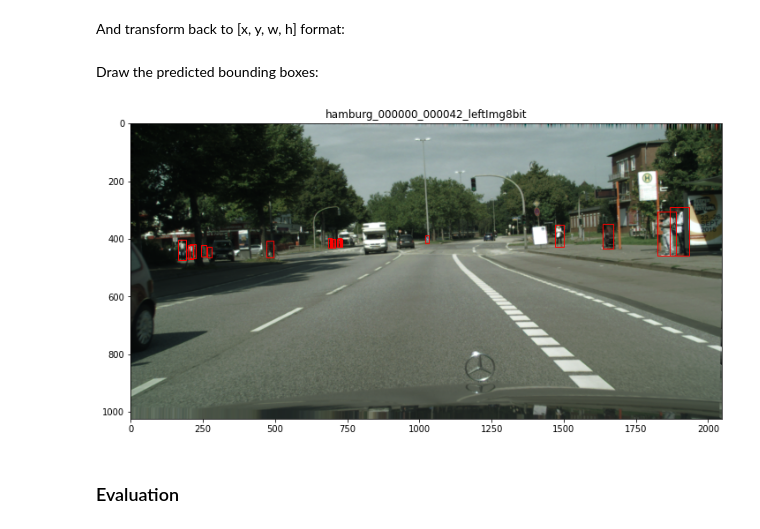
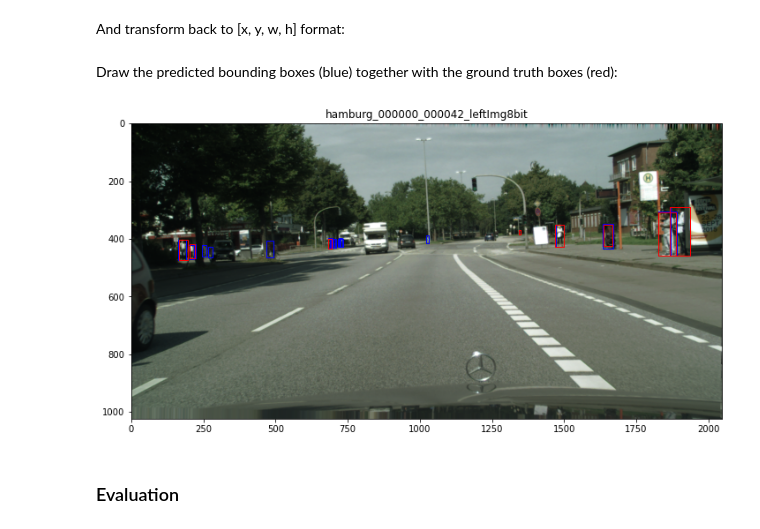
Before and after one commit to markolalovic/pedestrian-detection, a Jupyter notebook: notebooks/PyTorch-FasterRCNN-Prediction.ipynb, the cells around one changed output. Saved outputs shown, nothing was run; the diff lists cells and outputs as text; code cells hidden in the pictures.

```diff
--- a/notebooks/PyTorch-FasterRCNN-Prediction.ipynb
+++ b/notebooks/PyTorch-FasterRCNN-Prediction.ipynb
@@ -208,24 +201,31 @@ for bbox in bboxes_x0x1y0y1:
 
     bboxes.append([x0, y0, x1 - x0, y1 - y0])
 # %% [markdown]
-Draw the predicted bounding boxes:
+Draw the predicted bounding boxes (blue) together with the ground truth boxes (red):
 # %%
 plt.rcParams['figure.figsize'] = [12, 8]
 fig, ax = plt.subplots()
 ax.imshow(img);
 
 # bbox = [x, y, w, h]
 for bbox in bboxes:
     rect = patches.Rectangle(
         (bbox[0], bbox[1]), bbox[2], bbox[3],
+        linewidth=1, edgecolor='b', facecolor='none')
+
+    ax.add_patch(rect)
+
+for bbox in gt0:
+    rect = patches.Rectangle(
+        (bbox[0], bbox[1]), bbox[2], bbox[3],
         linewidth=1, edgecolor='r', facecolor='none')
 
     ax.add_patch(rect)
 
 plt.title(img_name)
 plt.show()
 # %% [output]
-[figure, old version]
+[figure, new version]
 # %% [markdown]
 ### Evaluation
 # %% [markdown]
```
Also changed, not shown: parts of 16 cells of this notebook.
